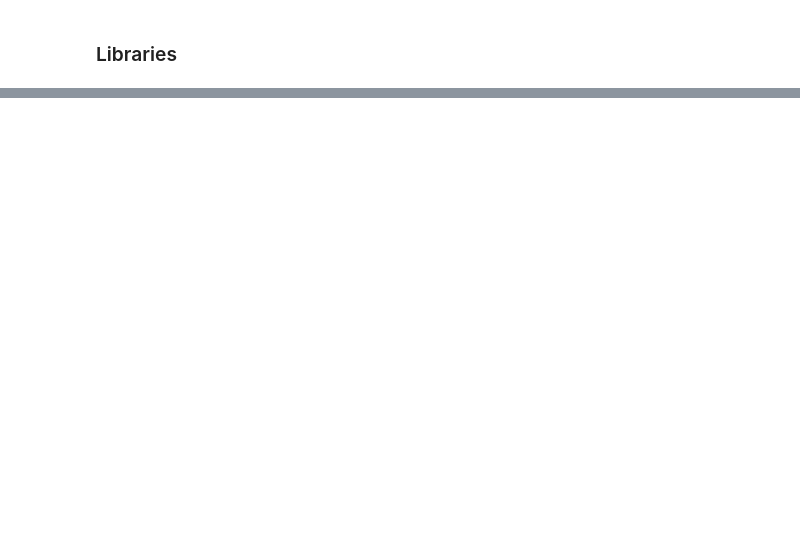
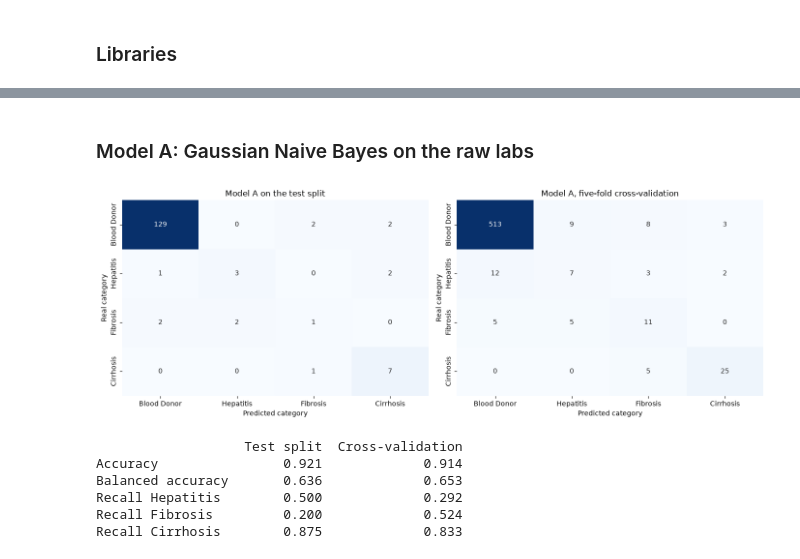
Before and after one commit to Jonathansl17/jarvis, a Jupyter notebook: hepatitis_type_classification/hepatitis_type_classification.ipynb, the cells around one changed output, grey strips where cells are left out. Drawn from its saved outputs; the diff is of its cells as text; code cells hidden in the pictures; blank space fills up the shorter version.

```diff
--- a/hepatitis_type_classification/hepatitis_type_classification.ipynb
+++ b/hepatitis_type_classification/hepatitis_type_classification.ipynb
@@ -115,0 +264,10 @@ To be developed.
+# %%
+# Stratified 75 / 25 split, so each side keeps the proportion of every category
+X = hepatitis[FEATURES]
+y = hepatitis[TARGET]
+X_train, X_test, y_train, y_test = train_test_split(X, y, test_size=0.25, random_state=RANDOM_STATE, stratify=y)
+print("Training people per category:")
+print(y_train.value_counts().reindex(CLASSES))
+print()
+print("Test people per category:")
+print(y_test.value_counts().reindex(CLASSES))
@@ -115,0 +296,43 @@ To be developed.
+# %%
+# Evaluation helpers shared by both models
+CROSS_VALIDATION = StratifiedKFold(n_splits=5, shuffle=True, random_state=RANDOM_STATE)
+
+def score_table(name, y_true, y_pred):
+    return pd.Series({
+        'Accuracy': accuracy_score(y_true, y_pred),
+        'Balanced accuracy': balanced_accuracy_score(y_true, y_pred),
+        'Recall Hepatitis': recall_score(y_true, y_pred, labels=['Hepatitis'], average='macro', zero_division=0),
+        'Recall Fibrosis': recall_score(y_true, y_pred, labels=['Fibrosis'], average='macro', zero_division=0),
+        'Recall Cirrhosis': recall_score(y_true, y_pred, labels=['Cirrhosis'], average='macro', zero_division=0),
+    }, name=name)
+
+def show_confusion(y_true, y_pred, title, ax):
+    matrix = confusion_matrix(y_true, y_pred, labels=CLASSES)
+    sns.heatmap(matrix, annot=True, fmt='d', cmap='Blues', cbar=False,
+                xticklabels=CLASSES, yticklabels=CLASSES, ax=ax)
+    ax.set_xlabel('Predicted category')
+    ax.set_ylabel('Real category')
+    ax.set_title(title)
+# %% [markdown]
+### Model A: Gaussian Naive Bayes on the raw labs
+# %%
+model_raw = GaussianNB().fit(X_train, y_train)
+pred_raw_test = model_raw.predict(X_test)
+pred_raw_cv = cross_val_predict(GaussianNB(), X, y, cv=CROSS_VALIDATION)
+
+fig, axes = plt.subplots(1, 2, figsize=(14, 5))
+show_confusion(y_test, pred_raw_test, 'Model A on the test split', axes[0])
+show_confusion(y, pred_raw_cv, 'Model A, five-fold cross-validation', axes[1])
+plt.tight_layout()
+plt.show()
+
+print(pd.concat([score_table('Test split', y_test, pred_raw_test),
+                 score_table('Cross-validation', y, pred_raw_cv)], axis=1).round(3))
+# %% [output]
+[figure, added]
+                   Test split  Cross-validation
+Accuracy                0.921             0.914
+Balanced accuracy       0.636             0.653
+Recall Hepatitis        0.500             0.292
+Recall Fibrosis         0.200             0.524
+Recall Cirrhosis        0.875             0.833
```
Also changed, not shown: parts of 57 cells of this notebook, 1 other file.
